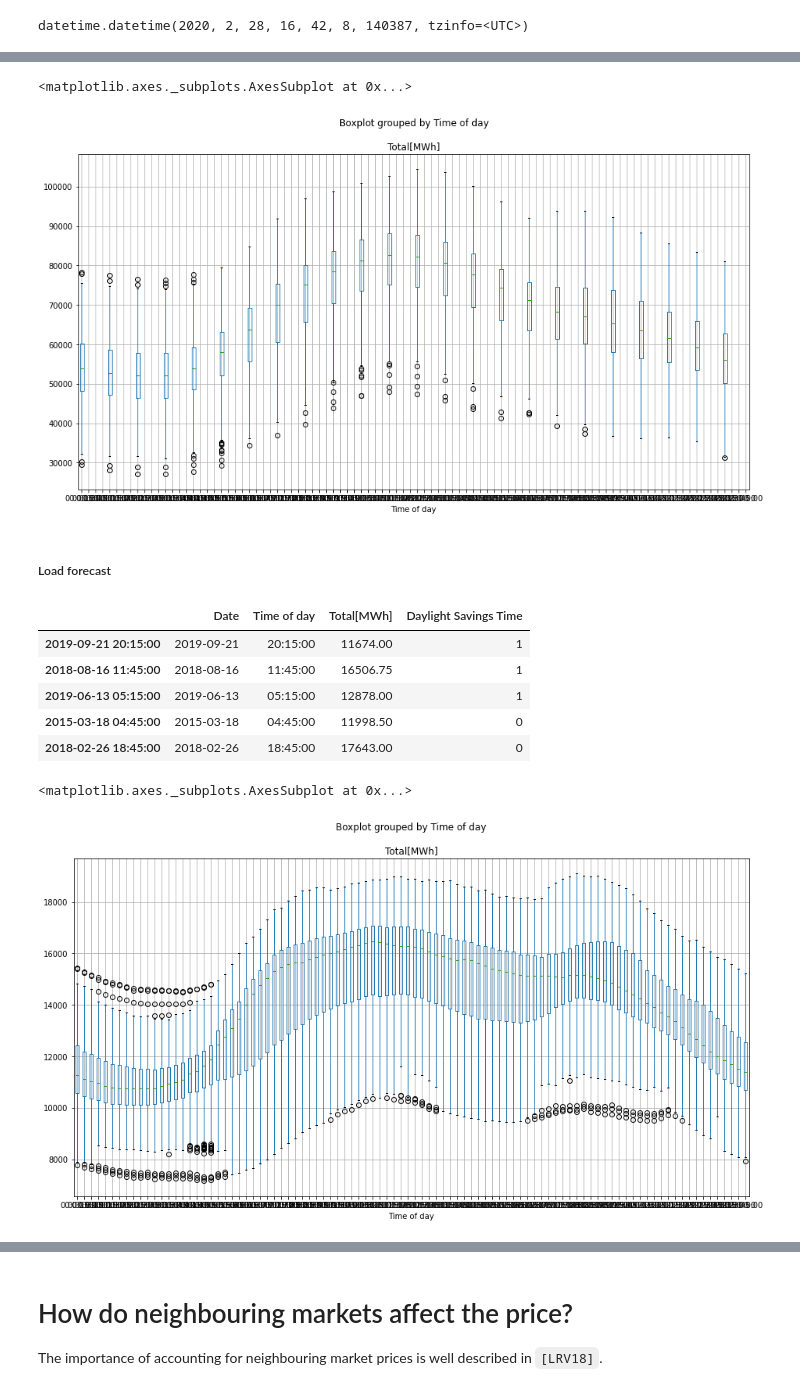
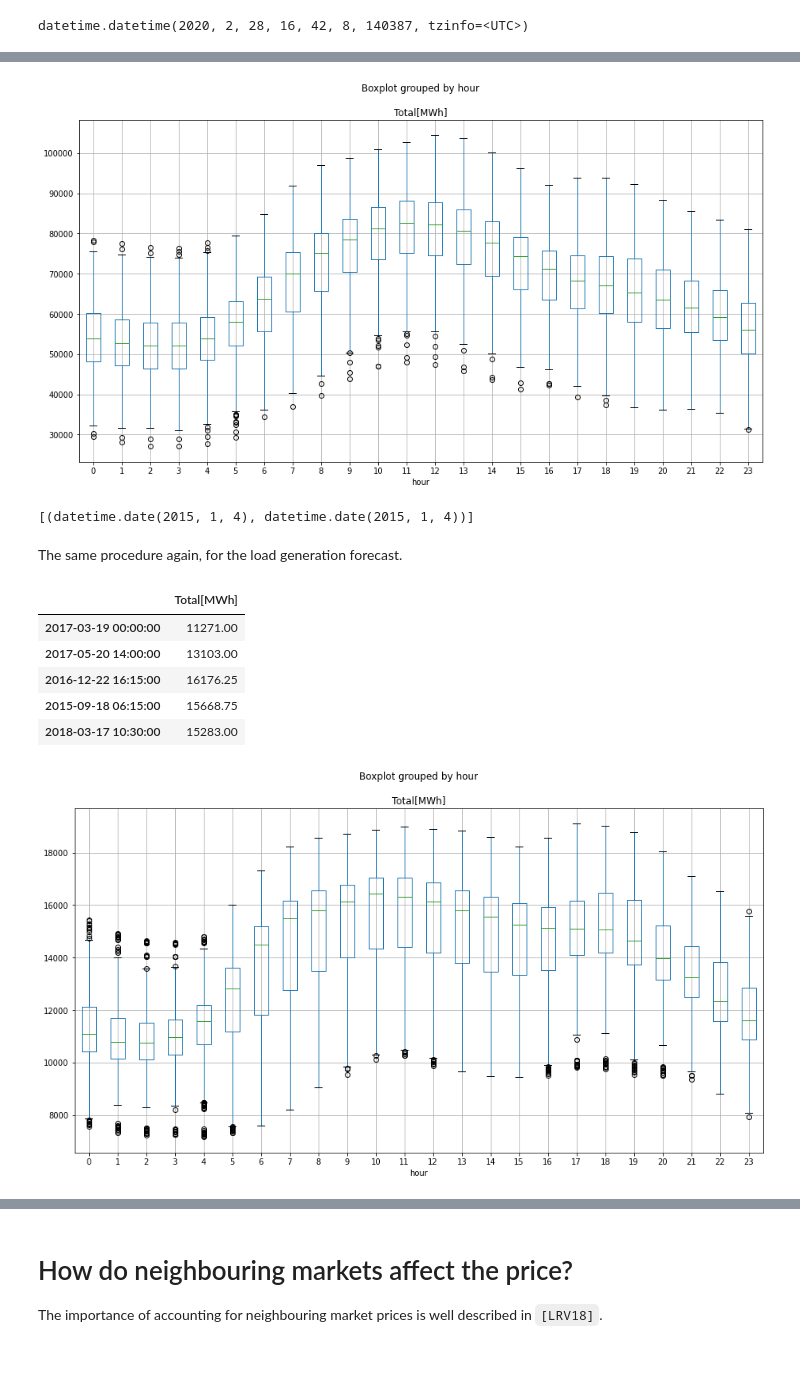
Before and after one commit to sandeshbhatjr/energy-prediction, a Jupyter notebook: docs/ep_cleandata.ipynb, the cells around one changed output, grey strips where cells are left out. Cells and saved outputs as stored; diff of their text form; code cells hidden in the pictures; blank space fills up the shorter version.

Commit message:
Update many things in the data cleaning, especially the data imputation strategy

```diff
--- a/docs/ep_cleandata.ipynb
+++ b/docs/ep_cleandata.ipynb
@@ -185,6 +310,6 @@ pdf = german_df.loc[german_df['Hour'] == 6, 'Day Ahead Price']
 
 with mpl.rc_context():
   mpl.rc("figure", figsize=(12,8))
-  sm.tsa.seasonal_decompose(pdf, freq=365).plot()
+  sm.tsa.seasonal_decompose(pdf, period=365).plot()
   result = sm.tsa.stattools.adfuller(pdf)
 # %% [output]
@@ -498,7 +616,11 @@ corrected_genForecastDF.sample(5)
 # %%
-corrected_genForecastDF.boxplot('Total[MWh]', by='Time of day', figsize=(15,8))
+genForecastDF['hour'] = genForecastDF.index.hour
+genForecastDF.boxplot('Total[MWh]', by='hour', figsize=(15,8))
+genForecastDF.drop(columns='hour', inplace=True)
 # %% [output]
-<matplotlib.axes._subplots.AxesSubplot at 0x...>
-[figure, old version]
+[figure, new version]
-# %% [markdown]
-##### Load forecast
+# %%
+missing_values_index = np.unique(genForecastDF[genForecastDF['Wind offshore[MWh]'].isnull()].index.date).tolist()
+group_contiguous_points(missing_values_index)
+# %% [output]
+[(datetime.date(2015, 1, 4), datetime.date(2015, 1, 4))]
@@ -505,3 +629,5 @@ corrected_genForecastDF.boxplot('Total[MWh]', by='Time of day', figsize=(15,8))
+# %% [markdown]
+The same procedure again, for the load generation forecast.
 # %%
 root_path = 'energy-prediction/data/Germany/load-forecast/'
 loadForecastDF1 = pd.read_csv(urljoin(root_path, 'Forecasted_consumption_201501010000_201701012345_1.csv'), sep=';')
@@ -509,7 +635,10 @@ loadForecastDF2 = pd.read_csv(urljoin(root_path, 'Forecasted_consumption_2017010
 loadForecastDF3 = pd.read_csv(urljoin(root_path, 'Forecasted_consumption_201901010000_202002082345_1.csv'), sep=';')
 loadForecastDF = loadForecastDF1 \
   .append(loadForecastDF2[loadForecastDF2['Date'] != 'Jan 1, 2017']) \
-  .append(loadForecastDF3[loadForecastDF3['Date'] != 'Jan 1, 2019'])
+  .append(pd.DataFrame([{'Date': 'Jan 1, 2017', 'Time of day': '12:45 PM', 'Total[MWh]': '-'}])) \
+  .append(loadForecastDF3[loadForecastDF3['Date'] != 'Jan 1, 2019']) \
+  .append(pd.DataFrame([{'Date': 'Jan 1, 2019', 'Time of day': '12:45 PM', 'Total[MWh]': '-'}]))
+# somehow, exactly two values were missing, I assume it was some error on my part while downloading
 
 loadForecastDF['Date'] = pd.to_datetime(loadForecastDF['Date'])
 loadForecastDF['Time of day'] = pd.to_datetime(loadForecastDF['Time of day']).dt.time
@@ -519,40 +648,32 @@ for column in list(filter(lambda x: x.endswith('[MWh]'), loadForecastDF.columns)
 
 # set key to datetime
 loadForecastDF['timedate'] = pd.to_datetime(loadForecastDF['Date'] \
-                                .astype('str') + ' ' + loadForecastDF['Time of day'].astype('str'))
+  .astype('str') + ' ' + loadForecastDF['Time of day'].astype('str'))
 loadForecastDF.set_index('timedate', drop=True, inplace=True)
 loadForecastDF.index.name = None
+loadForecastDF.drop(columns=['Date', 'Time of day'], inplace=True)
 
-loadForecastDF.sort_index(inplace=True) # so that accessing by key is possible
+# do the DST corrections
+UTC_datetime_index = loadForecastDF \
+  .tz_localize(tz='Europe/Berlin', ambiguous='infer') \
+  .index \
+  .tz_convert(None)
+CET_datetime_index = UTC_datetime_index + pd.to_timedelta(1, unit='h')
+unique, counts = np.unique(CET_datetime_index.date, return_counts=True)
+assert(np.all(counts == 96) == True) # Does each day have 24x4 forecasts?
+loadForecastDF.set_index(CET_datetime_index, inplace=True)
 
-# correct for daylight savings time
-change_dict = {}
-for d1, d2 in daylight_savings_ranges:
-  previous_index = (loadForecastDF.loc[d1:d2, 'Time of day'].index)
-  modified_index = previous_index - pd.to_timedelta(1, unit='h')
-  change_dict.update(zip(previous_index, modified_index))
-
-corrected_loadForecastDF = loadForecastDF.rename(index=change_dict)
-new_index = corrected_loadForecastDF.index \
-  .where(~corrected_loadForecastDF.index.duplicated(), corrected_loadForecastDF.index + pd.to_timedelta(1, unit='h'))
-corrected_loadForecastDF.set_index(new_index, inplace=True)
-corrected_loadForecastDF['Time of day'] = corrected_loadForecastDF.index.time
-corrected_loadForecastDF['Date'] = pd.to_datetime(corrected_loadForecastDF.index.date)
-
-# add a column to indicate this change
-corrected_loadForecastDF['Daylight Savings Time'] = 0
-corrected_loadForecastDF.loc[change_dict.values(), 'Daylight Savings Time'] = 1
-
-corrected_loadForecastDF.sample(5)
+loadForecastDF.sample(5)
 # %% [output]
-|  | Date | Time of day | Total[MWh] | Daylight Savings Time |
-| 2019-09-21 20:15:00 | 2019-09-21 | 20:15:00 | 11674.00 | 1 |
-| 2018-08-16 11:45:00 | 2018-08-16 | 11:45:00 | 16506.75 | 1 |
-| 2019-06-13 05:15:00 | 2019-06-13 | 05:15:00 | 12878.00 | 1 |
-| 2015-03-18 04:45:00 | 2015-03-18 | 04:45:00 | 11998.50 | 0 |
-| 2018-02-26 18:45:00 | 2018-02-26 | 18:45:00 | 17643.00 | 0 |
+|  | Total[MWh] |
+| 2017-03-19 00:00:00 | 11271.00 |
+| 2017-05-20 14:00:00 | 13103.00 |
+| 2016-12-22 16:15:00 | 16176.25 |
+| 2015-09-18 06:15:00 | 15668.75 |
+| 2018-03-17 10:30:00 | 15283.00 |
 # %%
-corrected_loadForecastDF.boxplot('Total[MWh]', by='Time of day', figsize=(15,8))
+loadForecastDF['hour'] = loadForecastDF.index.hour
+loadForecastDF.boxplot('Total[MWh]', by='hour', figsize=(15,8))
+loadForecastDF.drop(columns='hour', inplace=True)
 # %% [output]
-<matplotlib.axes._subplots.AxesSubplot at 0x...>
-[figure, old version]
+[figure, new version]
```
Also changed, not shown: parts of 61 cells of this notebook.
